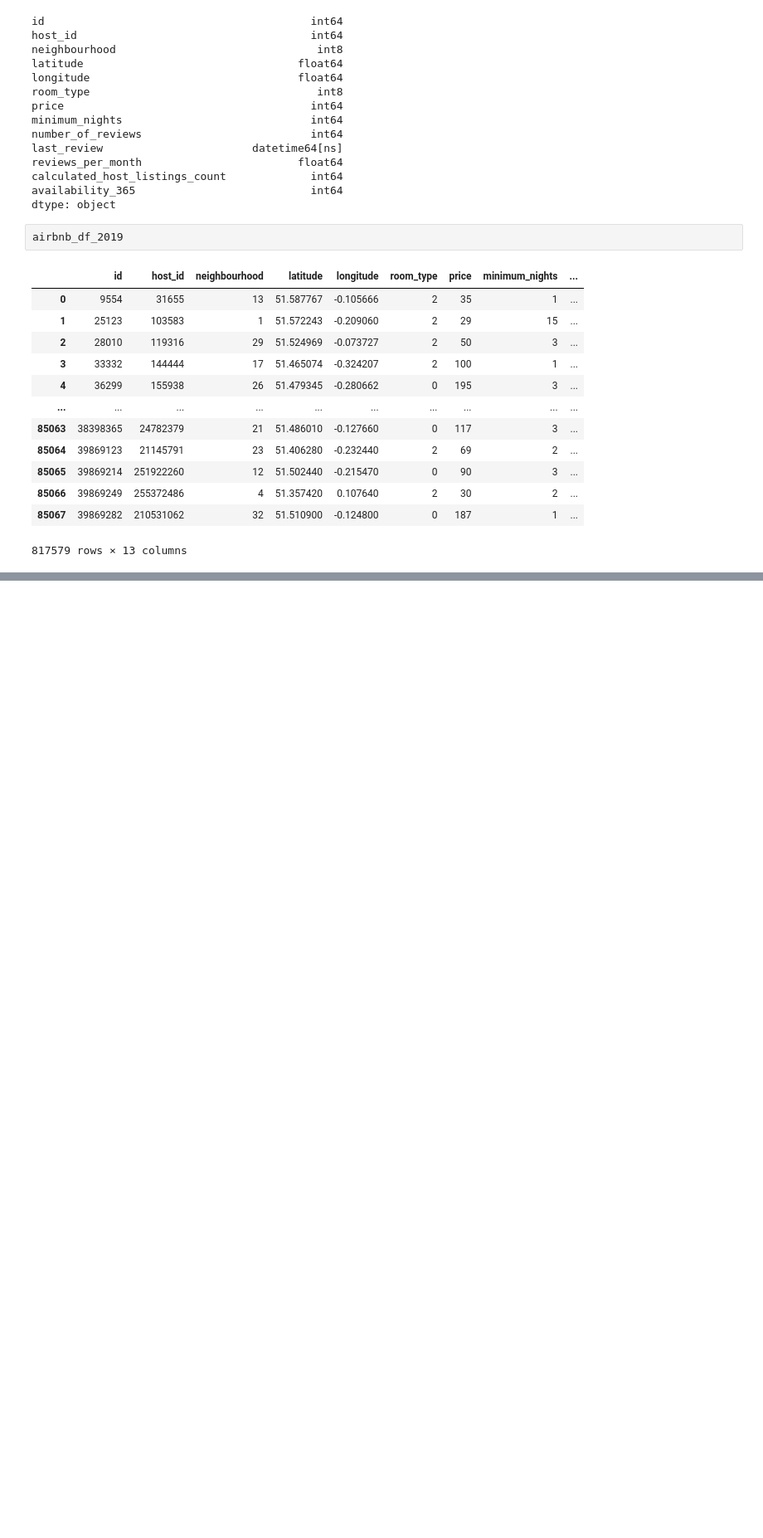
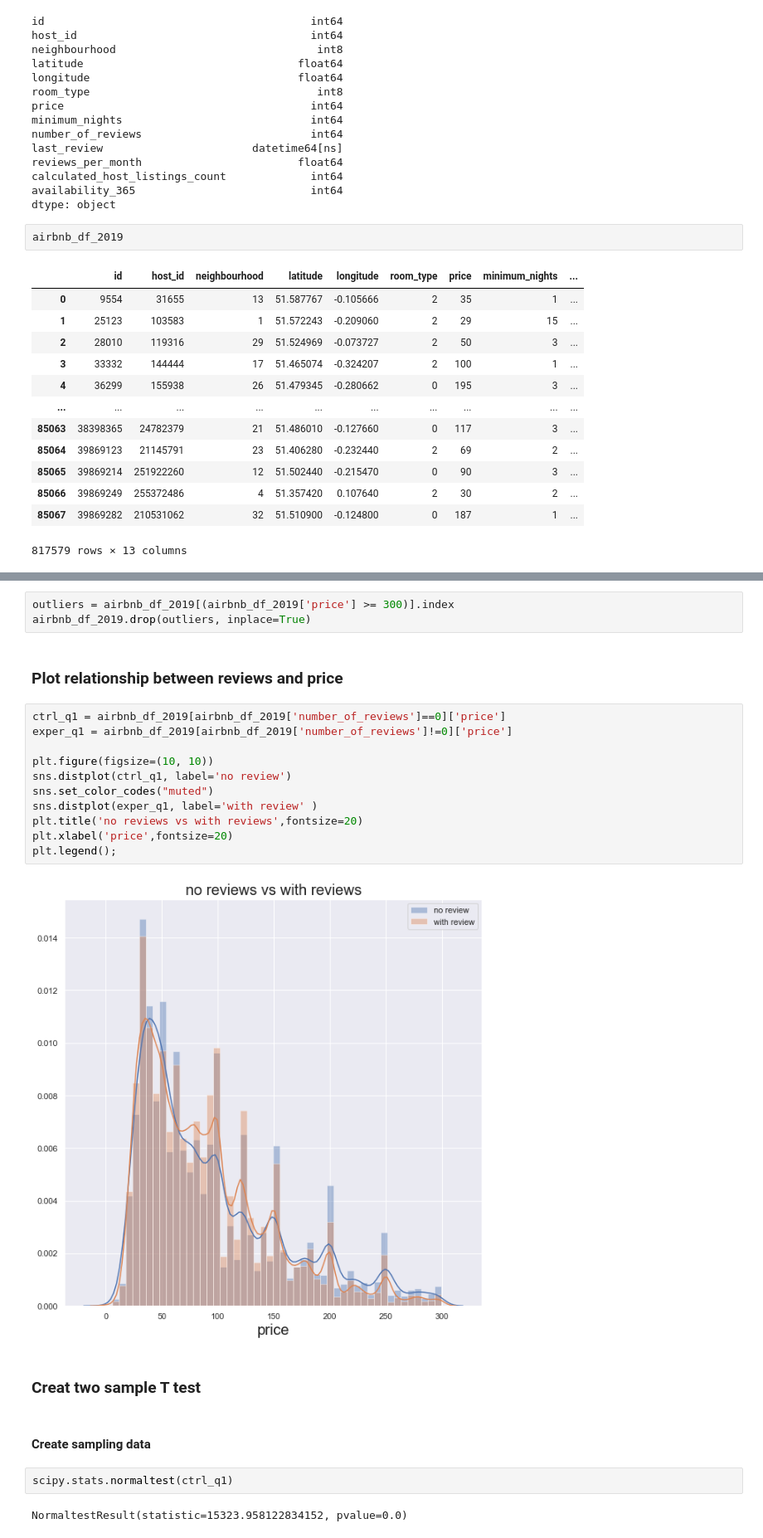
Before and after one commit to Ftan91/Statistical-Analysis-of-AirBnB-Listings-in-London-, a Jupyter notebook: London Airbnb listings 2019.ipynb, the cells around one changed output, grey strips where cells are left out. Shown at 83% size. Saved outputs shown, nothing was run; the diff lists cells and outputs as text; blank space fills up the shorter version.

```diff
--- a/London Airbnb listings 2019.ipynb
+++ b/London Airbnb listings 2019.ipynb
@@ -210,0 +272,26 @@ airbnb_df_2019
+# %%
+outliers = airbnb_df_2019[(airbnb_df_2019['price'] >= 300)].index
+airbnb_df_2019.drop(outliers, inplace=True)
+# %% [markdown]
+### Plot relationship between reviews and price
+# %%
+ctrl_q1 = airbnb_df_2019[airbnb_df_2019['number_of_reviews']==0]['price']
+exper_q1 = airbnb_df_2019[airbnb_df_2019['number_of_reviews']!=0]['price']
+
+plt.figure(figsize=(10, 10))
+sns.distplot(ctrl_q1, label='no review')
+sns.set_color_codes("muted")
+sns.distplot(exper_q1, label='with review' )
+plt.title('no reviews vs with reviews',fontsize=20)
+plt.xlabel('price',fontsize=20)
+plt.legend();
+# %% [output]
+[figure, added]
+# %% [markdown]
+### Creat two sample T test
+# %% [markdown]
+#### Create sampling data
+# %%
+scipy.stats.normaltest(ctrl_q1)
+# %% [output]
+NormaltestResult(statistic=15323.958122834152, pvalue=0.0)
```
Also changed, not shown: parts of 56 cells of this notebook, 2 other files.
